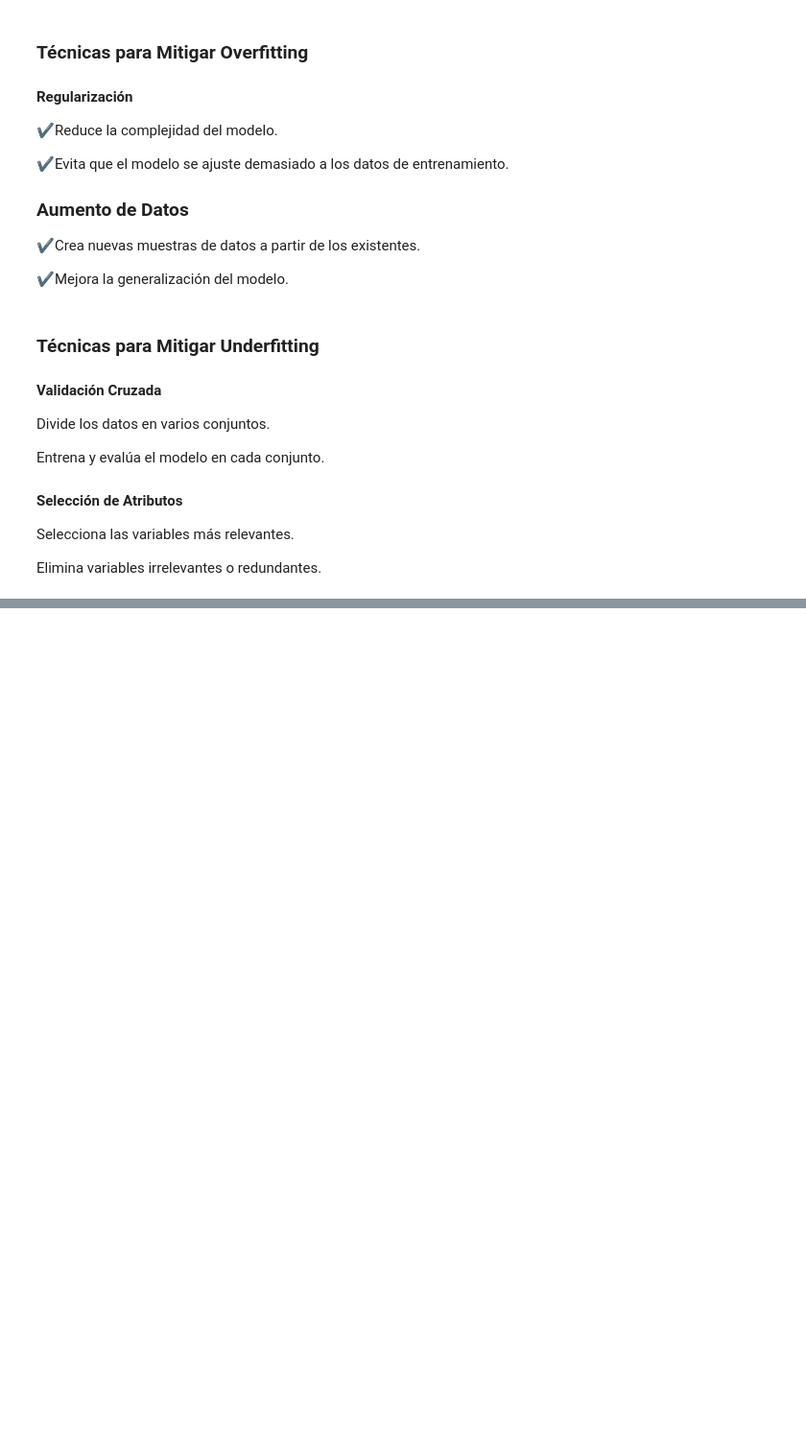
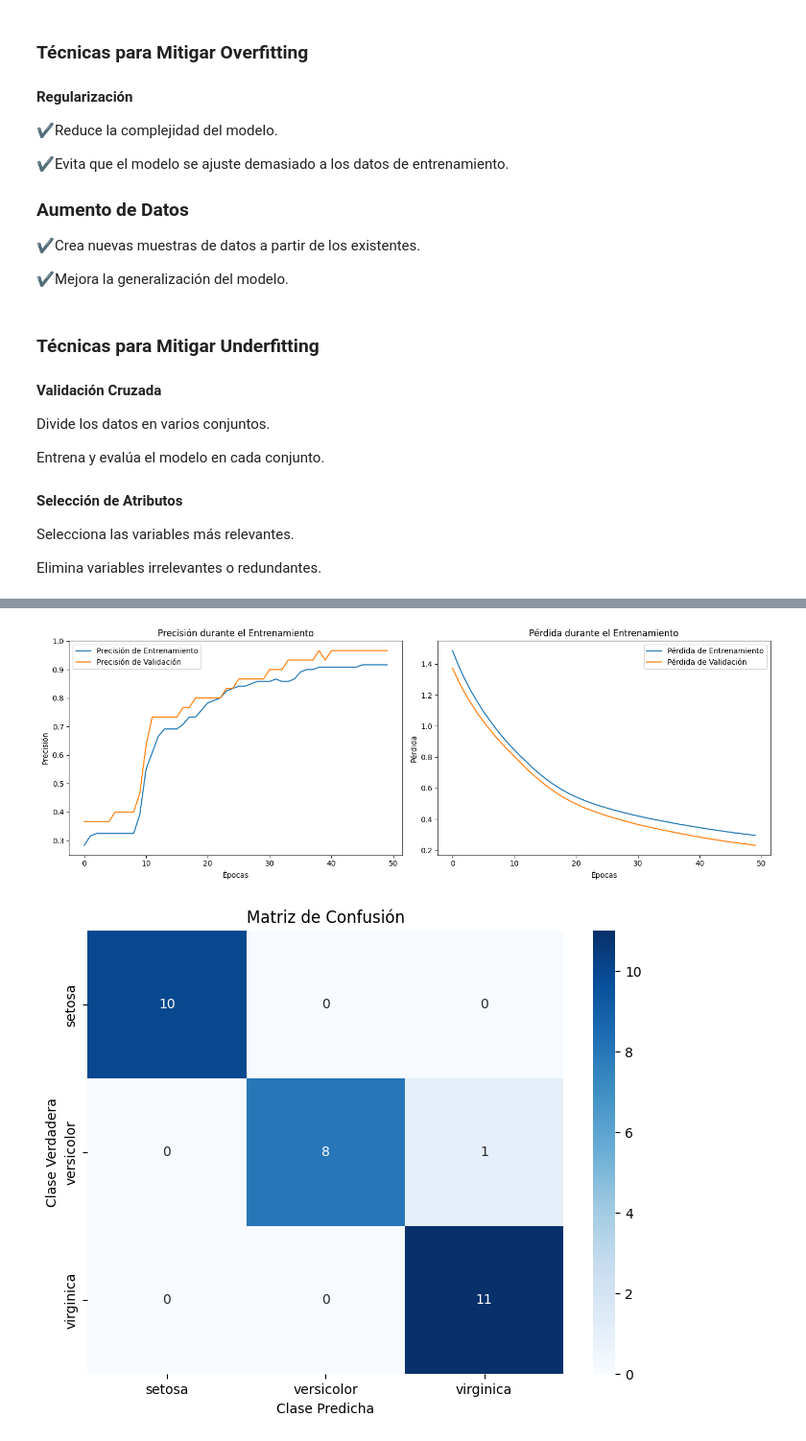
Before and after one commit to JDVAR7/IA-Intermedio, a Jupyter notebook: IA_claseI.ipynb, the cells around one changed output, grey strips where cells are left out. Shown at 96% size. Drawn from its saved outputs; the diff is of its cells as text; code cells hidden in the pictures; blank space fills up the shorter version.

```diff
--- a/IA_claseI.ipynb
+++ b/IA_claseI.ipynb
@@ -404,0 +874,40 @@ Elimina variables irrelevantes o redundantes.
+# %%
+# 1. Visualización del proceso de entrenamiento
+# Graficar la precisión y la pérdida durante el entrenamiento
+plt.figure(figsize=(14, 5))
+
+# Precisión del modelo en cada época
+plt.subplot(1, 2, 1)
+plt.plot(history.history['accuracy'], label='Precisión de Entrenamiento')
+plt.plot(history.history['val_accuracy'], label='Precisión de Validación')
+plt.xlabel('Épocas')
+plt.ylabel('Precisión')
+plt.title('Precisión durante el Entrenamiento')
+plt.legend()
+
+# Pérdida del modelo en cada época
+plt.subplot(1, 2, 2)
+plt.plot(history.history['loss'], label='Pérdida de Entrenamiento')
+plt.plot(history.history['val_loss'], label='Pérdida de Validación')
+plt.xlabel('Épocas')
+plt.ylabel('Pérdida')
+plt.title('Pérdida durante el Entrenamiento')
+plt.legend()
+plt.tight_layout()
+plt.show()
+
+# 2. Matriz de confusión
+# Calcular la matriz de confusión
+conf_matrix = confusion_matrix(y_test, predictions)
+
+# Visualizar la matriz de confusión con seaborn
+plt.figure(figsize=(8, 6))
+sns.heatmap(conf_matrix, annot=True, fmt='d', cmap='Blues',
+xticklabels=iris.target_names, yticklabels=iris.target_names)
+plt.xlabel('Clase Predicha')
+plt.ylabel('Clase Verdadera')
+plt.title('Matriz de Confusión')
+plt.show()
+# %% [output]
+[figure, added]
+[figure, added]
```
Also changed, not shown: parts of 47 cells of this notebook.
